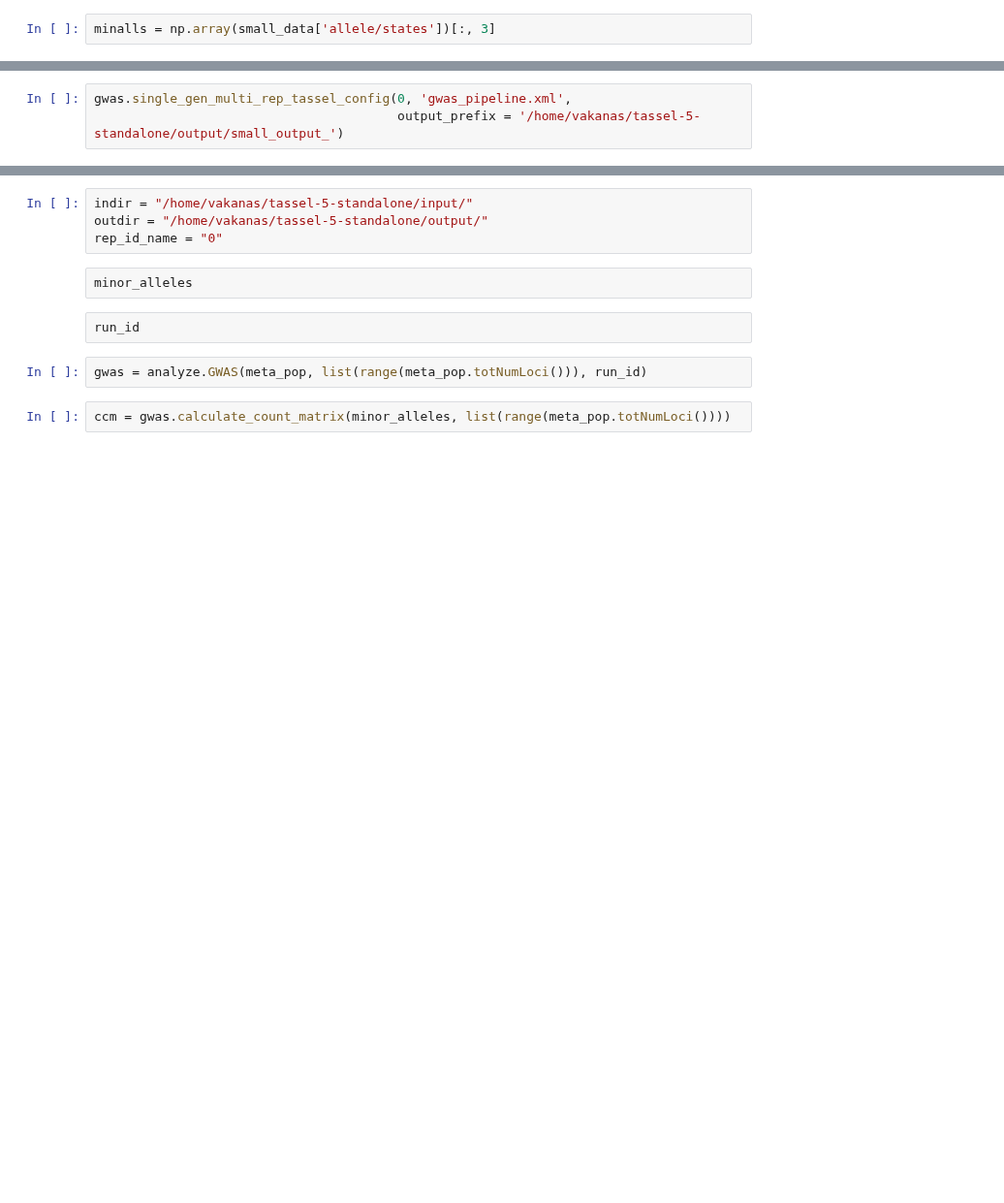
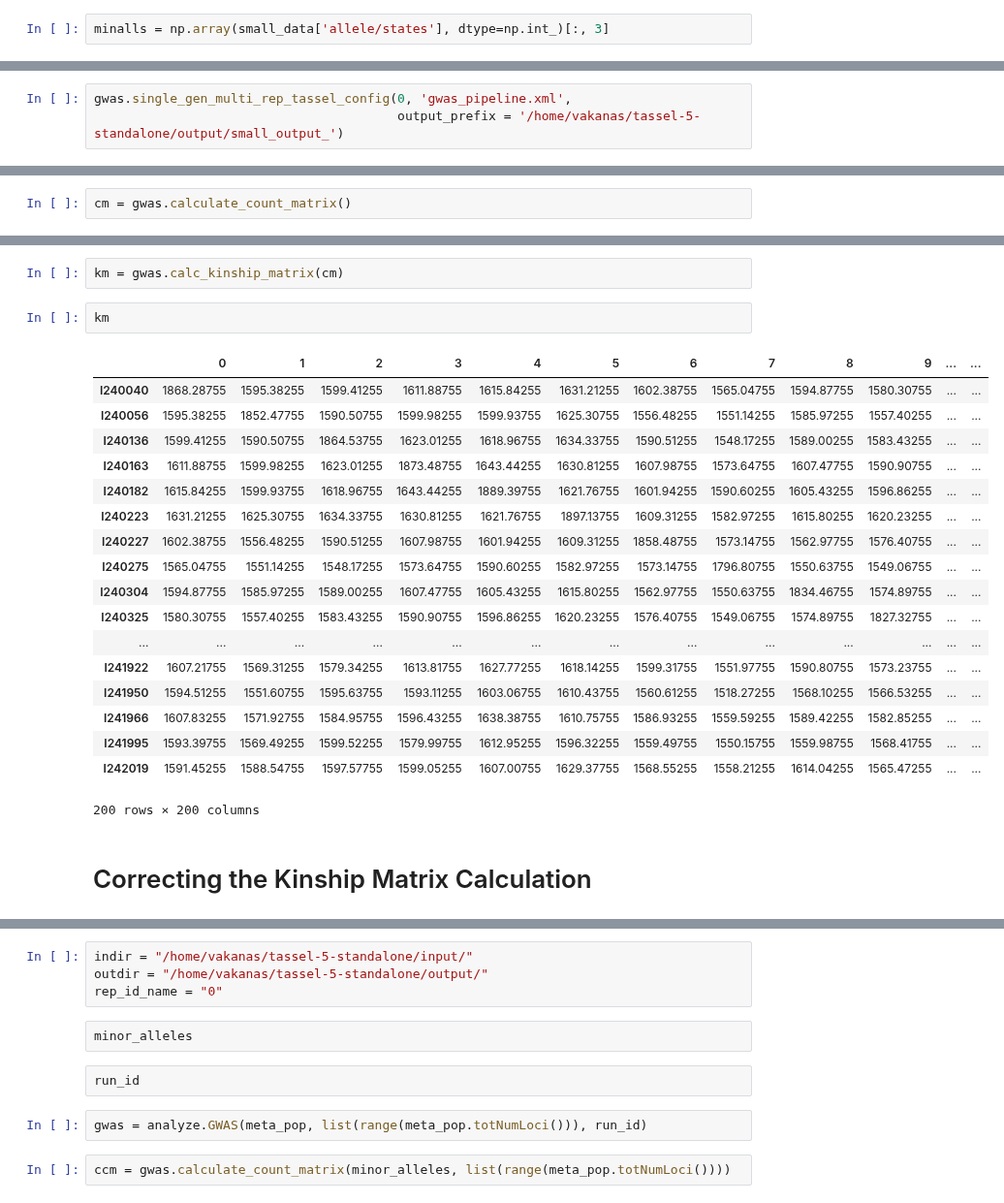
Before and after one commit to maizeatlas/saegus, a Jupyter notebook: devel/magic/1478/small_scale_run.ipynb, the cells around one changed output, grey strips where cells are left out. Shown at 97% size. Saved outputs shown, nothing was run; the diff lists cells and outputs as text; blank space fills up the shorter version.

```diff
--- a/devel/magic/1478/small_scale_run.ipynb
+++ b/devel/magic/1478/small_scale_run.ipynb
@@ -216,2 +234,2 @@ segregating_loci
 # %%
-minalls = np.array(small_data['allele/states'])[:, 3]
+minalls = np.array(small_data['allele/states'], dtype=np.int_)[:, 3]
@@ -227,0 +249,2 @@ small.single_gen_multi_rep_tassel_input(sample_library,
+# %%
+cm = gwas.calculate_count_matrix()
@@ -227,0 +297,25 @@ small.single_gen_multi_rep_tassel_input(sample_library,
+# %%
+km = gwas.calc_kinship_matrix(cm)
+# %%
+km
+# %% [output]
+|  | 0 | 1 | 2 | 3 | 4 | 5 | 6 | 7 | 8 | 9 | ... | ... |
+| I240040 | 1868.28755 | 1595.38255 | 1599.41255 | 1611.88755 | 1615.84255 | 1631.21255 | 1602.38755 | 1565.04755 | 1594.87755 | 1580.30755 | ... | ... |
+| I240056 | 1595.38255 | 1852.47755 | 1590.50755 | 1599.98255 | 1599.93755 | 1625.30755 | 1556.48255 | 1551.14255 | 1585.97255 | 1557.40255 | ... | ... |
+| I240136 | 1599.41255 | 1590.50755 | 1864.53755 | 1623.01255 | 1618.96755 | 1634.33755 | 1590.51255 | 1548.17255 | 1589.00255 | 1583.43255 | ... | ... |
+| I240163 | 1611.88755 | 1599.98255 | 1623.01255 | 1873.48755 | 1643.44255 | 1630.81255 | 1607.98755 | 1573.64755 | 1607.47755 | 1590.90755 | ... | ... |
+| I240182 | 1615.84255 | 1599.93755 | 1618.96755 | 1643.44255 | 1889.39755 | 1621.76755 | 1601.94255 | 1590.60255 | 1605.43255 | 1596.86255 | ... | ... |
+| I240223 | 1631.21255 | 1625.30755 | 1634.33755 | 1630.81255 | 1621.76755 | 1897.13755 | 1609.31255 | 1582.97255 | 1615.80255 | 1620.23255 | ... | ... |
+| I240227 | 1602.38755 | 1556.48255 | 1590.51255 | 1607.98755 | 1601.94255 | 1609.31255 | 1858.48755 | 1573.14755 | 1562.97755 | 1576.40755 | ... | ... |
+| I240275 | 1565.04755 | 1551.14255 | 1548.17255 | 1573.64755 | 1590.60255 | 1582.97255 | 1573.14755 | 1796.80755 | 1550.63755 | 1549.06755 | ... | ... |
+| I240304 | 1594.87755 | 1585.97255 | 1589.00255 | 1607.47755 | 1605.43255 | 1615.80255 | 1562.97755 | 1550.63755 | 1834.46755 | 1574.89755 | ... | ... |
+| I240325 | 1580.30755 | 1557.40255 | 1583.43255 | 1590.90755 | 1596.86255 | 1620.23255 | 1576.40755 | 1549.06755 | 1574.89755 | 1827.32755 | ... | ... |
+| ... | ... | ... | ... | ... | ... | ... | ... | ... | ... | ... | ... | ... |
+| I241922 | 1607.21755 | 1569.31255 | 1579.34255 | 1613.81755 | 1627.77255 | 1618.14255 | 1599.31755 | 1551.97755 | 1590.80755 | 1573.23755 | ... | ... |
+| I241950 | 1594.51255 | 1551.60755 | 1595.63755 | 1593.11255 | 1603.06755 | 1610.43755 | 1560.61255 | 1518.27255 | 1568.10255 | 1566.53255 | ... | ... |
+| I241966 | 1607.83255 | 1571.92755 | 1584.95755 | 1596.43255 | 1638.38755 | 1610.75755 | 1586.93255 | 1559.59255 | 1589.42255 | 1582.85255 | ... | ... |
+| I241995 | 1593.39755 | 1569.49255 | 1599.52255 | 1579.99755 | 1612.95255 | 1596.32255 | 1559.49755 | 1550.15755 | 1559.98755 | 1568.41755 | ... | ... |
+| I242019 | 1591.45255 | 1588.54755 | 1597.57755 | 1599.05255 | 1607.00755 | 1629.37755 | 1568.55255 | 1558.21255 | 1614.04255 | 1565.47255 | ... | ... |
+200 rows × 200 columns
+# %% [markdown]
+# Correcting the Kinship Matrix Calculation
```
Also changed, not shown: parts of 56 cells of this notebook, 1 other file.
